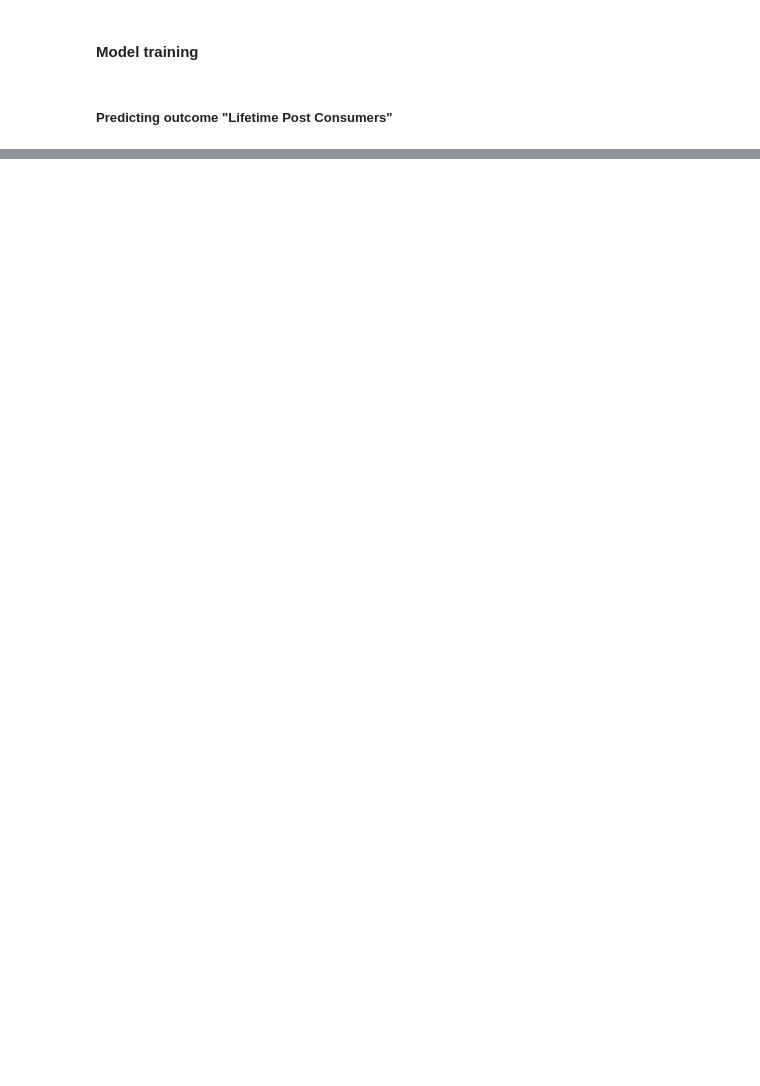
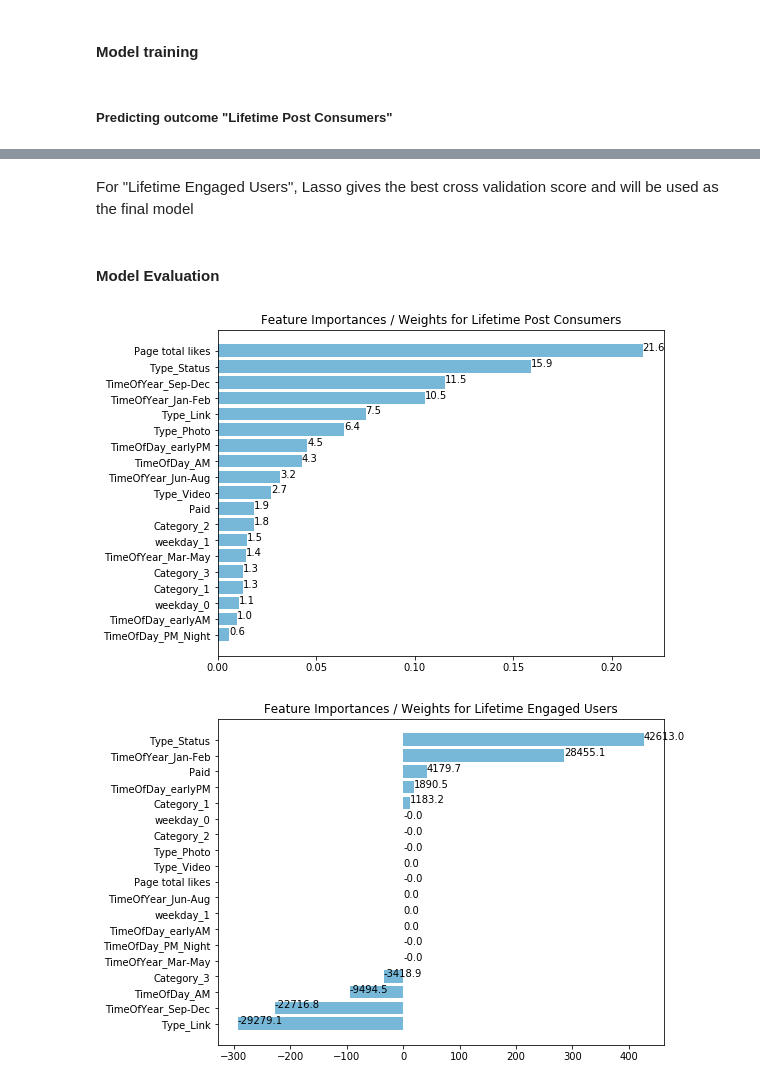
Before and after one commit to sherry-tan/MachineLearning, a Jupyter notebook: facebookmetrics/Assignment1B_final.ipynb, the cells around one changed output, grey strips where cells are left out. Saved outputs shown, nothing was run; the diff lists cells and outputs as text; code cells hidden in the pictures; blank space fills up the shorter version.

Commit message:
Update models

```diff
--- a/facebookmetrics/Assignment1B_final.ipynb
+++ b/facebookmetrics/Assignment1B_final.ipynb
@@ -450,0 +433,6 @@ MSE Percentage 63.87334434852991
+# %%
+# remove extreme outliers
+Q3 = df["Lifetime Engaged Users"].quantile(q=0.75)
+IQR = df["Lifetime Engaged Users"].quantile(q=0.75) - df["Lifetime Engaged Users"].quantile(q=0.25)
+df_removeoutliers_users  = df[df["Lifetime Engaged Users"]<=Q3+(1.5*IQR)]
+len(df_removeoutliers_users)
@@ -450,0 +441,10 @@ MSE Percentage 63.87334434852991
+# %%
+# get input and output data and split into train/test set
+X2,y2 = get_data(df_removeoutliers_users, "Lifetime Engaged Users")
+X2_train, X2_test, y2_train, y2_test = train_test_split(X2,y2,test_size=0.3, random_state=43)
+
+#train data on different models and select based on best cross validation score
+linear_model2 = linear_regression(X2_train,y2_train)
+rf_model2 = randomforestregression(X2_train,y2_train)
+lasso_model2 = LassoRegression(X2_train,y2_train)
+gbr_model2 = GradientBoostingRegression(X2_train,y2_train)
@@ -450,0 +470,23 @@ MSE Percentage 63.87334434852991
+# %% [markdown]
+For "Lifetime Engaged Users", Lasso gives the best cross validation score and will be used as the final model
+# %% [markdown]
+#### Model Evaluation
+# %%
+consumers = pd.Series(gbr_model.best_estimator_.named_steps['gbr'].feature_importances_, index=X.columns).sort_values(ascending=False)
+users = pd.Series(lasso_model2.best_estimator_.named_steps['lasso'].coef_, index=X.columns).sort_values(ascending=False)
+
+for name,importance in zip(["Lifetime Post Consumers", "Lifetime Engaged Users"],[consumers,users]):
+    fig, ax = plt.subplots(figsize=(8,6))
+    ypos = np.arange(0,len(importance))[::-1]
+    ax.barh(ypos,importance.values, color='#77B7D8')
+
+    ax.set_yticks(ypos)
+    ax.set_yticklabels(importance.index)
+
+    for i,value in zip(ypos, importance.values):
+        ax.annotate("{:.1f}".format(value*100), xy=(value, i))
+
+    plt.title("Feature Importances / Weights for {}".format(name))
+# %% [output]
+[figure, added]
+[figure, added]
```
Also changed, not shown: parts of 54 cells of this notebook.
